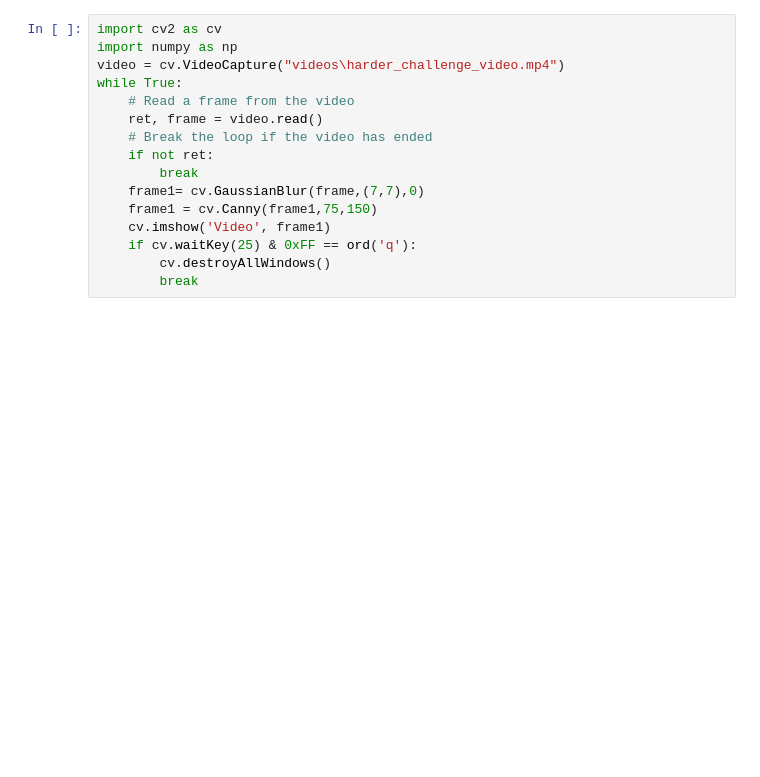
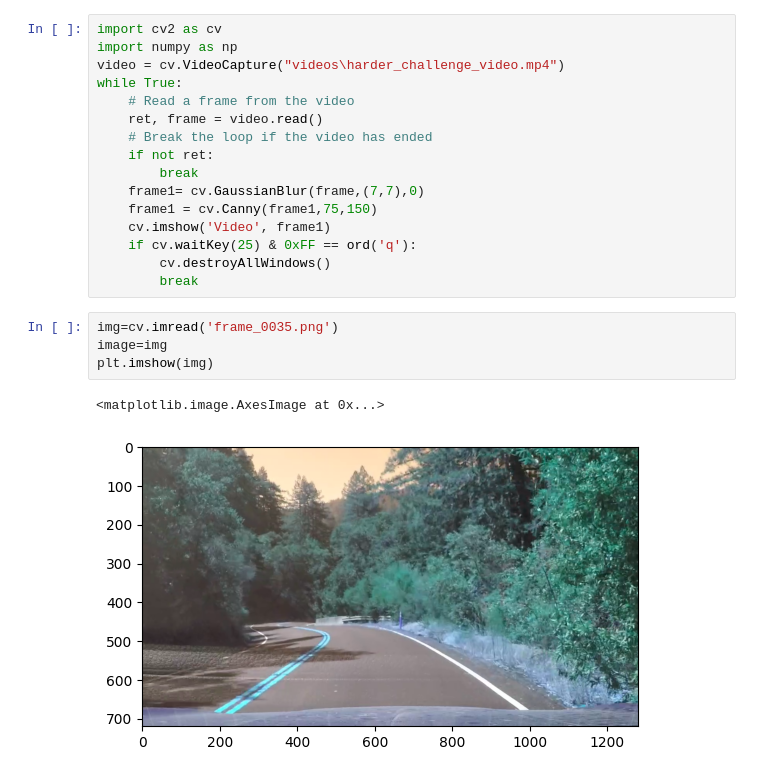
Before and after one commit to poonamshettar/Lane-Detection-using-open-CV, a Jupyter notebook: with_opencv.ipynb, the cells around one changed output. Cells and saved outputs as stored; diff of their text form; blank space fills up the shorter version.

```diff
--- a/with_opencv.ipynb
+++ b/with_opencv.ipynb
@@ -79,3 +158,10 @@ while True:
     if cv.waitKey(25) & 0xFF == ord('q'):
         cv.destroyAllWindows()
         break
+# %%
+img=cv.imread('frame_0035.png')
+image=img
+plt.imshow(img)
+# %% [output]
+<matplotlib.image.AxesImage at 0x...>
+[figure, added]
```
Also changed, not shown: parts of 10 cells of this notebook, 9 other files.
